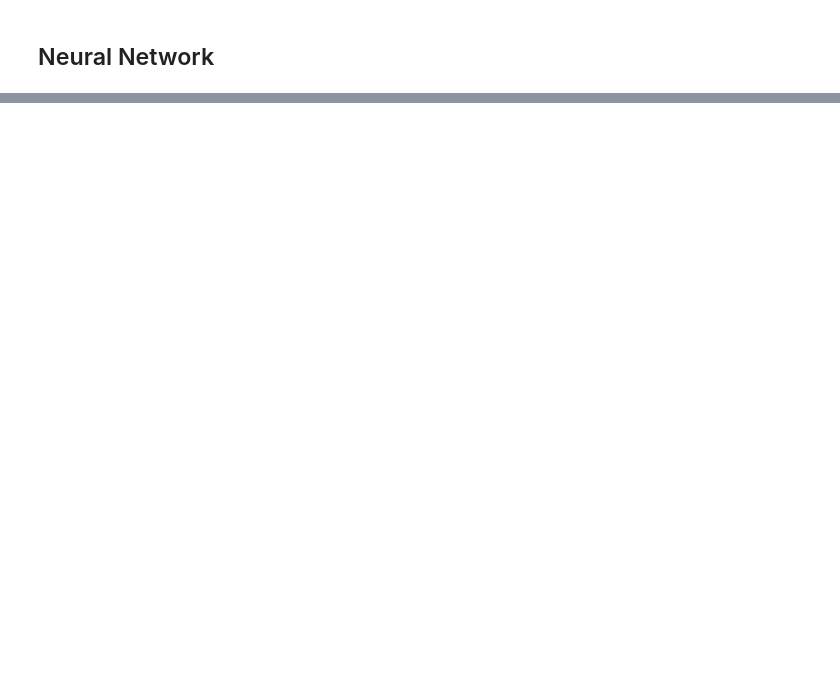
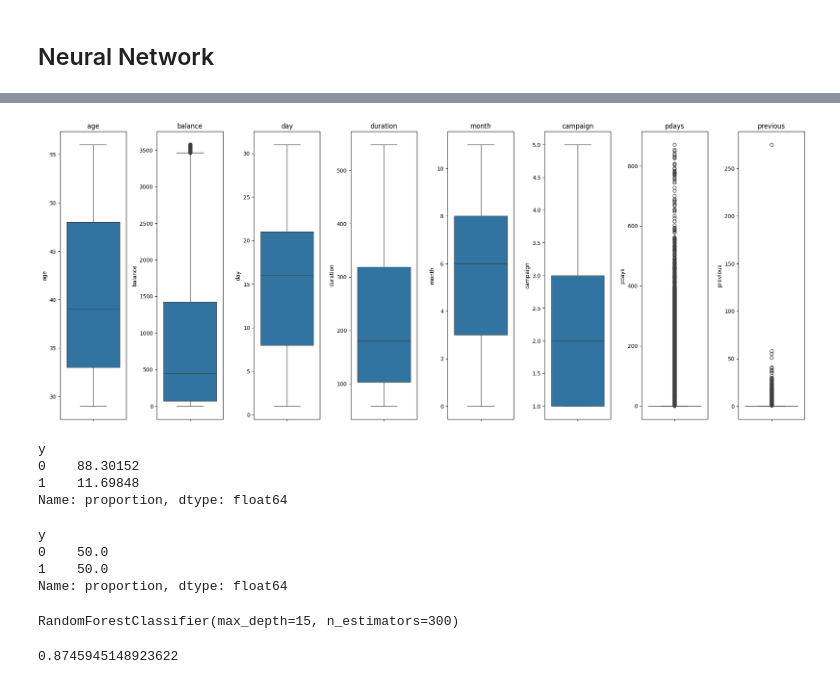
Before and after one commit to Dulina77/bank-marketing-prediction, a Jupyter notebook: Notebooks/cw1.ipynb, the cells around one changed output, grey strips where cells are left out. Drawn from its saved outputs; the diff is of its cells as text; code cells hidden in the pictures; blank space fills up the shorter version.

```diff
--- a/Notebooks/cw1.ipynb
+++ b/Notebooks/cw1.ipynb
@@ -456,0 +92,3 @@ print(train_accuracy)
+# %%
+data['y'] = data['y'].map({'no':0, 'yes':1})
+data
@@ -456,0 +109,10 @@ print(train_accuracy)
+# %%
+from sklearn.preprocessing import LabelEncoder
+label_encoder2 = LabelEncoder()
+
+cols = ['job', 'marital', 'education', 'default','housing','loan', 'contact','month','poutcome']
+
+
+for column in cols:
+    data[column] = label_encoder2.fit_transform(data[column])
+data
@@ -456,0 +133,12 @@ print(train_accuracy)
+# %%
+numeric_columns = ['age','balance','day','duration','month','campaign','pdays','previous']
+
+plt.figure(figsize=(20,8))
+
+for i in range(len(numeric_columns)):
+    plt.subplot(1, len(numeric_columns), i + 1)
+    sns.boxplot(data=data, y= numeric_columns[i])
+    plt.title(numeric_columns[i])
+
+plt.tight_layout()
+plt.show()
@@ -456,0 +147,18 @@ print(train_accuracy)
+# %%
+outlier_columns = ['age','duration','campaign','balance']
+for i in range(len(outlier_columns)):
+    lower_bound = data[outlier_columns[i]].quantile(0.1)
+    upper_bound = data[outlier_columns[i]].quantile(0.9)
+    data[outlier_columns[i]] = data[outlier_columns[i]].clip(lower=lower_bound, upper=upper_bound)
+# %%
+plt.figure(figsize=(20,8))
+
+for i in range(len(numeric_columns)):
+    plt.subplot(1, len(numeric_columns), i + 1)
+    sns.boxplot(data=data, y= numeric_columns[i])
+    plt.title(numeric_columns[i])
+
+plt.tight_layout()
+plt.show()
+# %% [output]
+[figure, added]
@@ -456,0 +170,22 @@ print(train_accuracy)
+# %%
+print(data['y'].value_counts(normalize=True)*100)
+# %% [output]
+y
+0    88.30152
+1    11.69848
+Name: proportion, dtype: float64
+# %%
+smote = SMOTE(sampling_strategy='minority')
+X_train_final_new,Y_train_final_new = smote.fit_resample(X_train_new,Y_train_new)
+
+print(Y_train_final_new.value_counts(normalize=True)*100)
+# %% [output]
+y
+0    50.0
+1    50.0
+Name: proportion, dtype: float64
+# %%
+rf_model_new = RandomForestClassifier(n_estimators=300,max_depth=15)
+rf_model_new.fit(X_train_final_new, Y_train_final_new)
+# %% [output]
+RandomForestClassifier(max_depth=15, n_estimators=300)
@@ -456,0 +194,4 @@ print(train_accuracy)
+# %%
+print(accuracy_score(Y_test_new,Y_pred_new))
+# %% [output]
+0.8745945148923622
```
Also changed, not shown: parts of 54 cells of this notebook.
